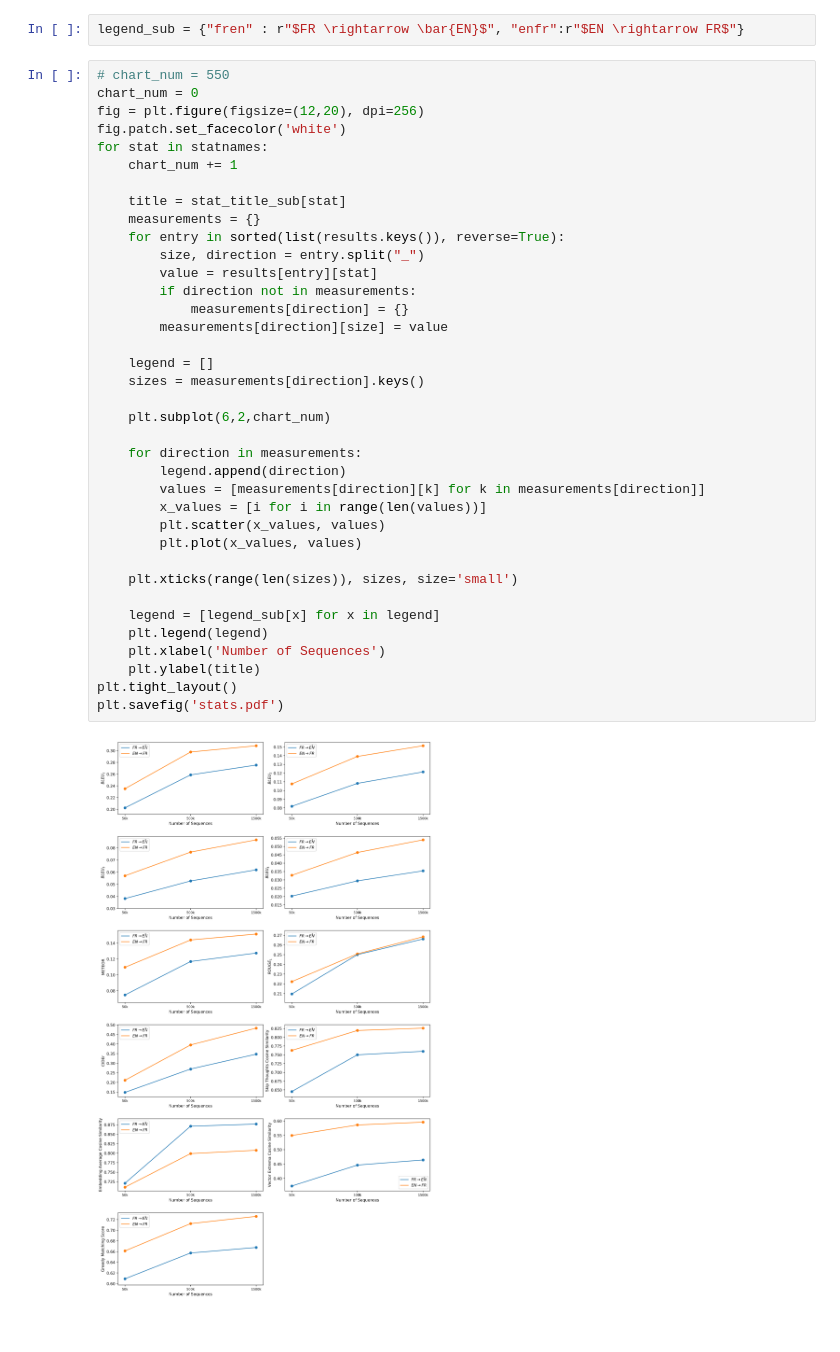
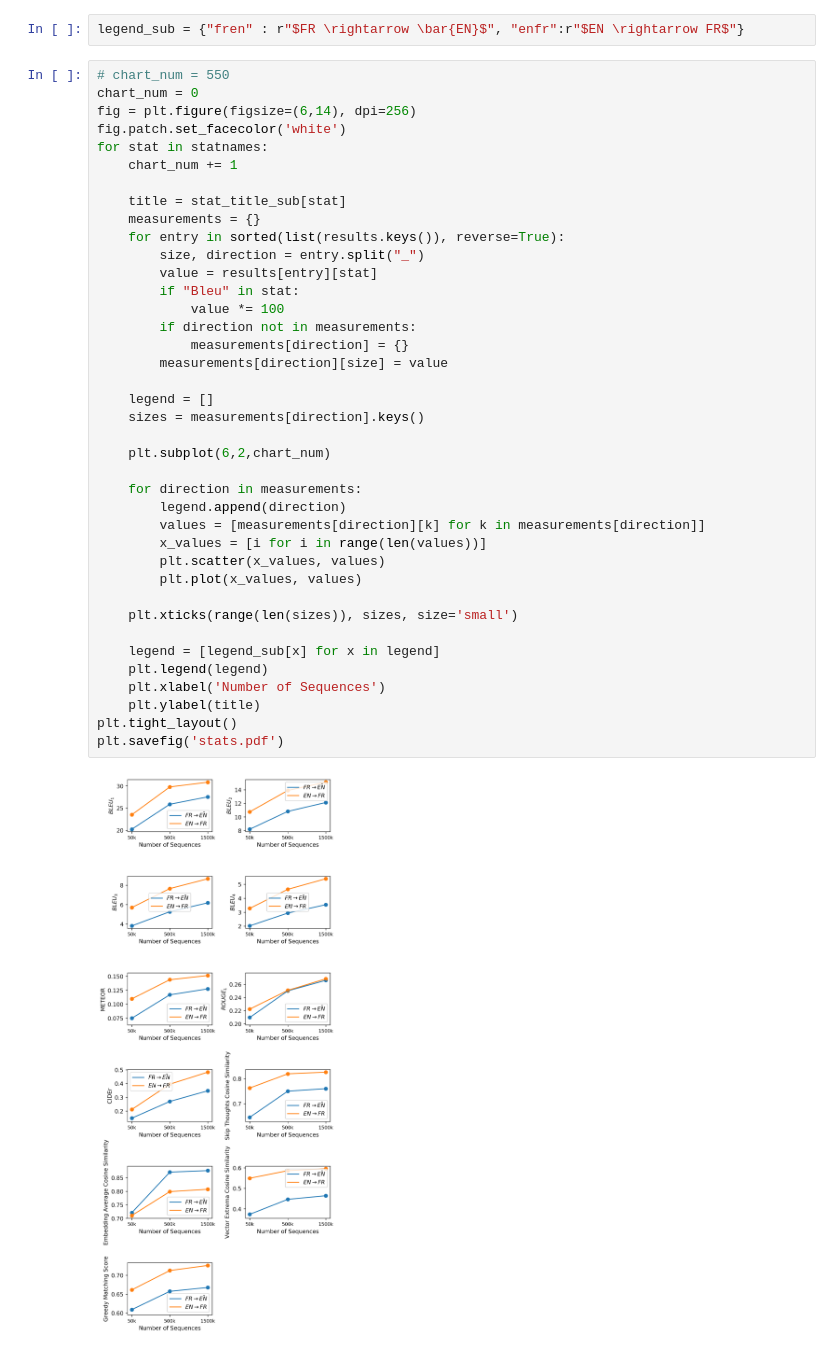
Before and after one commit to thien/specialk, a Jupyter notebook: base/metrics/baseline_bt/charts.ipynb, the cells around one changed output. Drawn from its saved outputs; the diff is of its cells as text.

```diff
--- a/base/metrics/baseline_bt/charts.ipynb
+++ b/base/metrics/baseline_bt/charts.ipynb
@@ -61,7 +61,7 @@ legend_sub = {"fren" : r"$FR \rightarrow \bar{EN}$", "enfr":r"$EN \rightarrow FR
 # %%
 # chart_num = 550
 chart_num = 0
-fig = plt.figure(figsize=(12,20), dpi=256)
+fig = plt.figure(figsize=(6,14), dpi=256)
 fig.patch.set_facecolor('white')
 for stat in statnames:
     chart_num += 1
@@ -69,31 +69,33 @@ for stat in statnames:
     title = stat_title_sub[stat]
     measurements = {}
     for entry in sorted(list(results.keys()), reverse=True):
         size, direction = entry.split("_")
         value = results[entry][stat]
+        if "Bleu" in stat:
+            value *= 100
         if direction not in measurements:
             measurements[direction] = {}
         measurements[direction][size] = value
 
     legend = []
     sizes = measurements[direction].keys()
 
     plt.subplot(6,2,chart_num)
 
     for direction in measurements:
         legend.append(direction)
         values = [measurements[direction][k] for k in measurements[direction]]
         x_values = [i for i in range(len(values))]
         plt.scatter(x_values, values)
         plt.plot(x_values, values)
 
     plt.xticks(range(len(sizes)), sizes, size='small')
 
     legend = [legend_sub[x] for x in legend]
     plt.legend(legend)
     plt.xlabel('Number of Sequences')
     plt.ylabel(title)
 plt.tight_layout()
 plt.savefig('stats.pdf')
 # %% [output]
-[figure, old version]
+[figure, new version]
```
Also changed, not shown: 4 other files.
